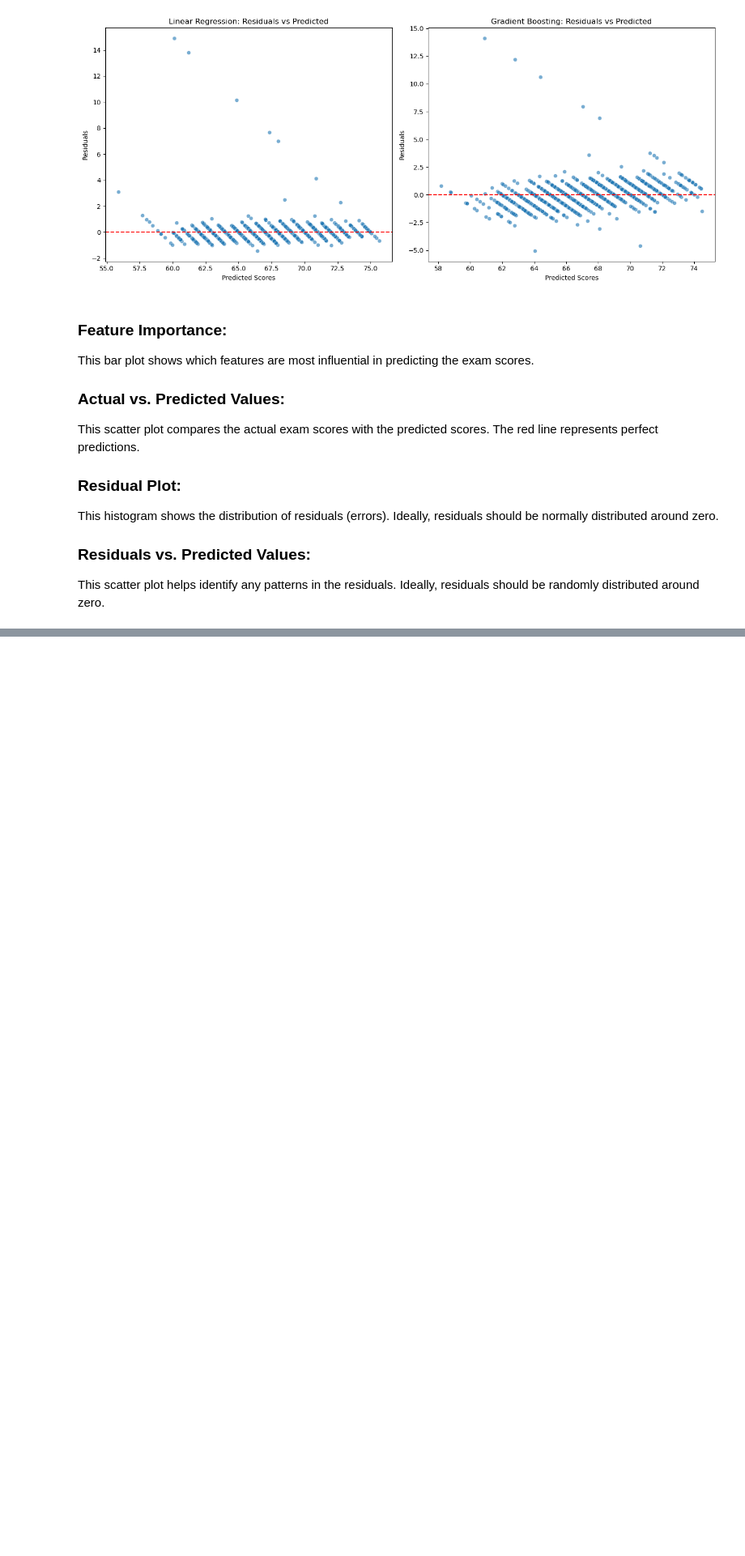
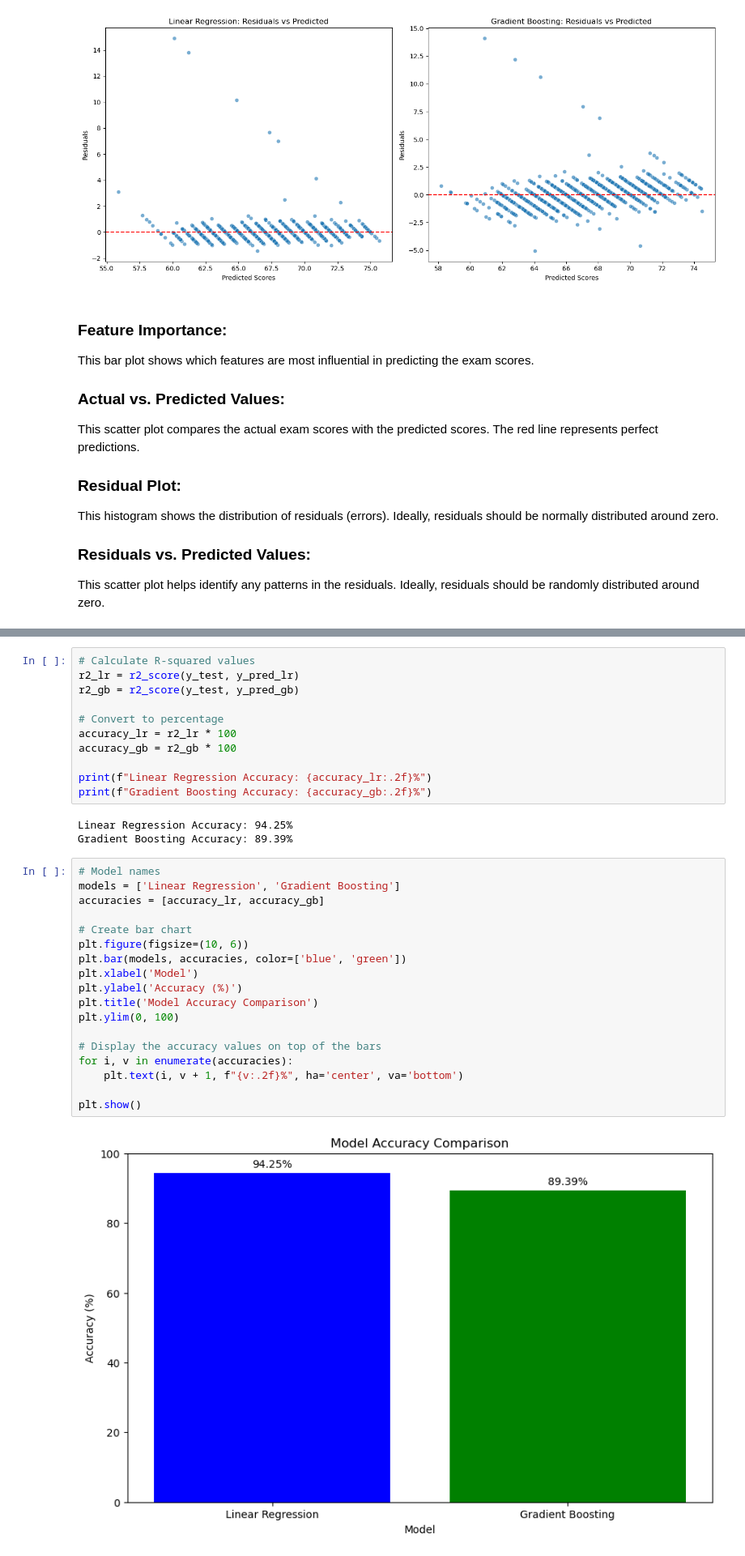
Before and after one commit to quanito21/Projects, a Jupyter notebook: Student Performance Factors.ipynb, the cells around one changed output, grey strips where cells are left out. Shown at 81% size. Saved outputs shown, nothing was run; the diff lists cells and outputs as text; blank space fills up the shorter version.

```diff
--- a/Student Performance Factors.ipynb
+++ b/Student Performance Factors.ipynb
@@ -598,0 +618,34 @@ This scatter plot helps identify any patterns in the residuals. Ideally, residua
+# %%
+# Calculate R-squared values
+r2_lr = r2_score(y_test, y_pred_lr)
+r2_gb = r2_score(y_test, y_pred_gb)
+
+# Convert to percentage
+accuracy_lr = r2_lr * 100
+accuracy_gb = r2_gb * 100
+
+print(f"Linear Regression Accuracy: {accuracy_lr:.2f}%")
+print(f"Gradient Boosting Accuracy: {accuracy_gb:.2f}%")
+# %% [output]
+Linear Regression Accuracy: 94.25%
+Gradient Boosting Accuracy: 89.39%
+# %%
+# Model names
+models = ['Linear Regression', 'Gradient Boosting']
+accuracies = [accuracy_lr, accuracy_gb]
+
+# Create bar chart
+plt.figure(figsize=(10, 6))
+plt.bar(models, accuracies, color=['blue', 'green'])
+plt.xlabel('Model')
+plt.ylabel('Accuracy (%)')
+plt.title('Model Accuracy Comparison')
+plt.ylim(0, 100)
+
+# Display the accuracy values on top of the bars
+for i, v in enumerate(accuracies):
+    plt.text(i, v + 1, f"{v:.2f}%", ha='center', va='bottom')
+
+plt.show()
+# %% [output]
+[figure, added]
```
Also changed, not shown: parts of 3 cells of this notebook.
